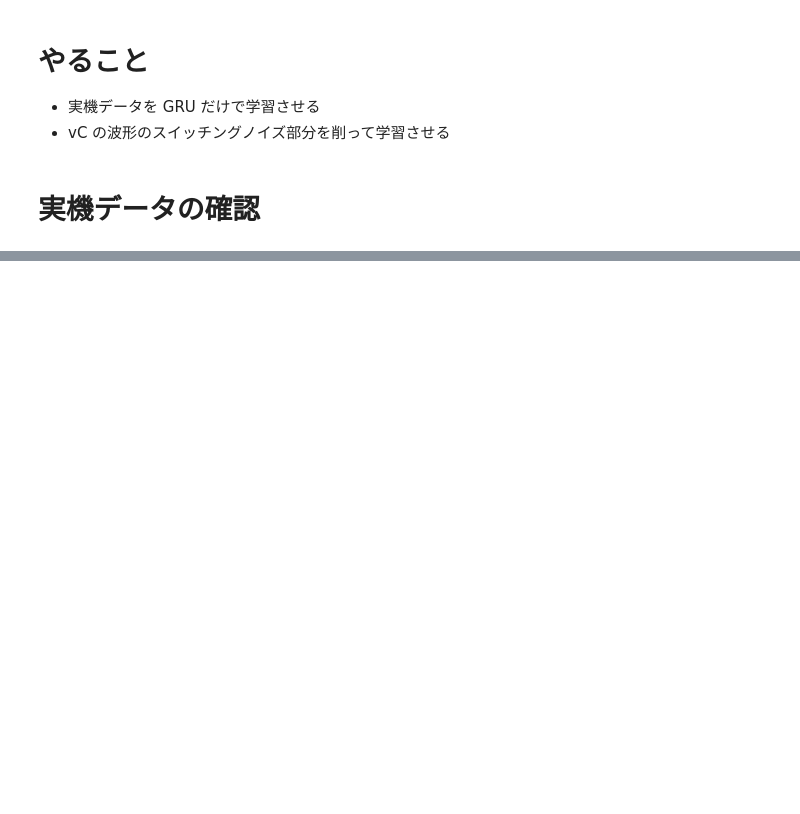
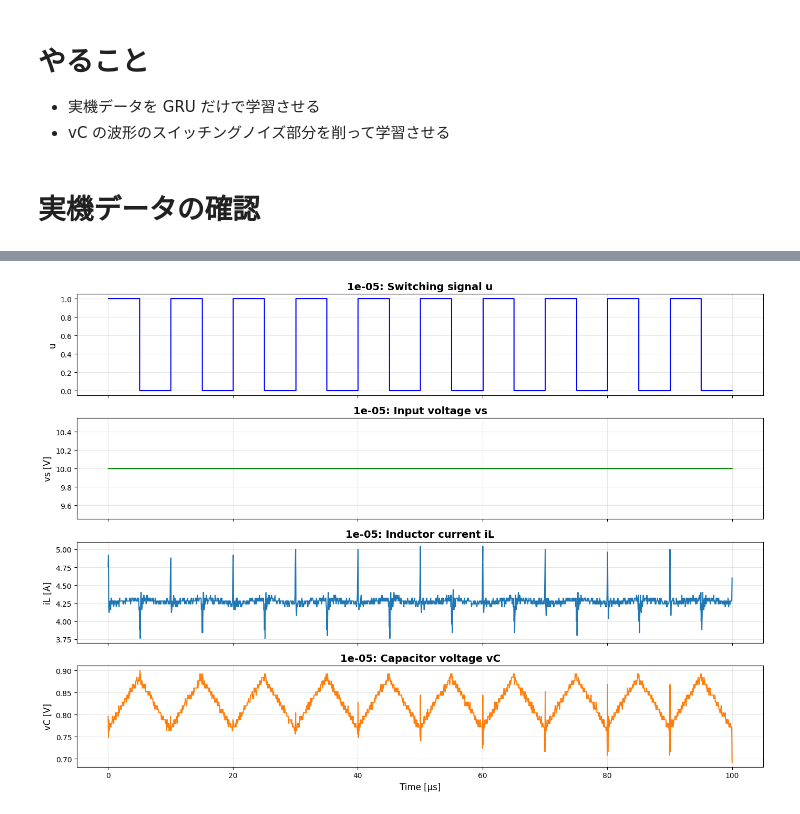
Before and after one commit to University-Laboratory/rnn-pann, a Jupyter notebook: actual_machine_notebooks/note2/note2.ipynb, the cells around one changed output, grey strips where cells are left out. Drawn from its saved outputs; the diff is of its cells as text; code cells hidden in the pictures; blank space fills up the shorter version.

```diff
--- a/actual_machine_notebooks/note2/note2.ipynb
+++ b/actual_machine_notebooks/note2/note2.ipynb
@@ -99,0 +175,18 @@ plt.show()
+# %%
+# サンプル数を下げる
+downsample_step = len(t_all) // (samples_per_cycle * cycles)
+t_downsampled: np.ndarray = t_all[::downsample_step]
+iL_downsampled: np.ndarray = iL_all[::downsample_step]
+vC_downsampled: np.ndarray = vC_all[::downsample_step]
+
+# スイッチング信号
+duty_phase = (t_downsampled[:-1] % T) / T
+u = (duty_phase < duty).astype(int)
+
+# 入力電圧
+vs = np.ones(len(t_downsampled) - 1) * Vin
+
+plot_u_vs_iL_vC(t_downsampled, u, vs, iL_downsampled, vC_downsampled, T)
+plt.show()
+# %% [output]
+[figure, added]
```
Also changed, not shown: parts of 13 cells of this notebook, 2 other files.
